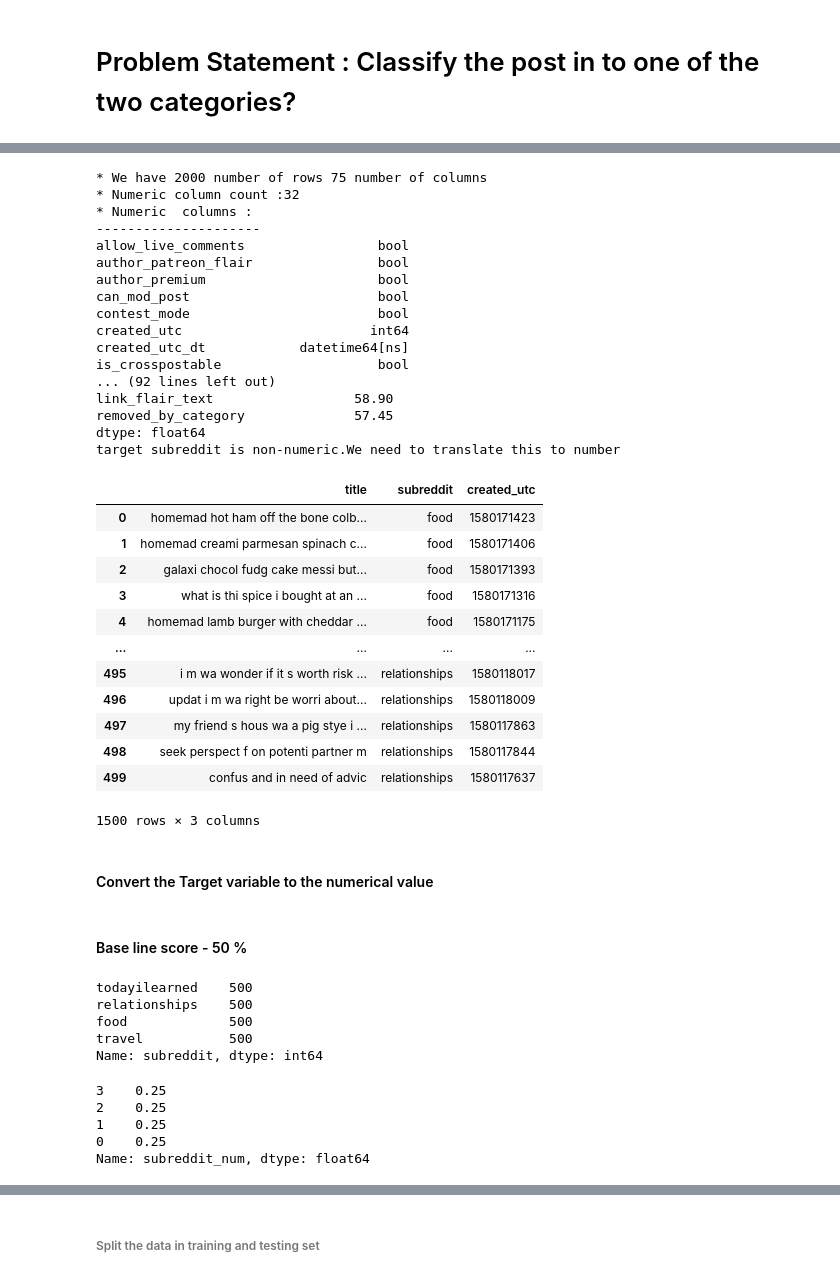
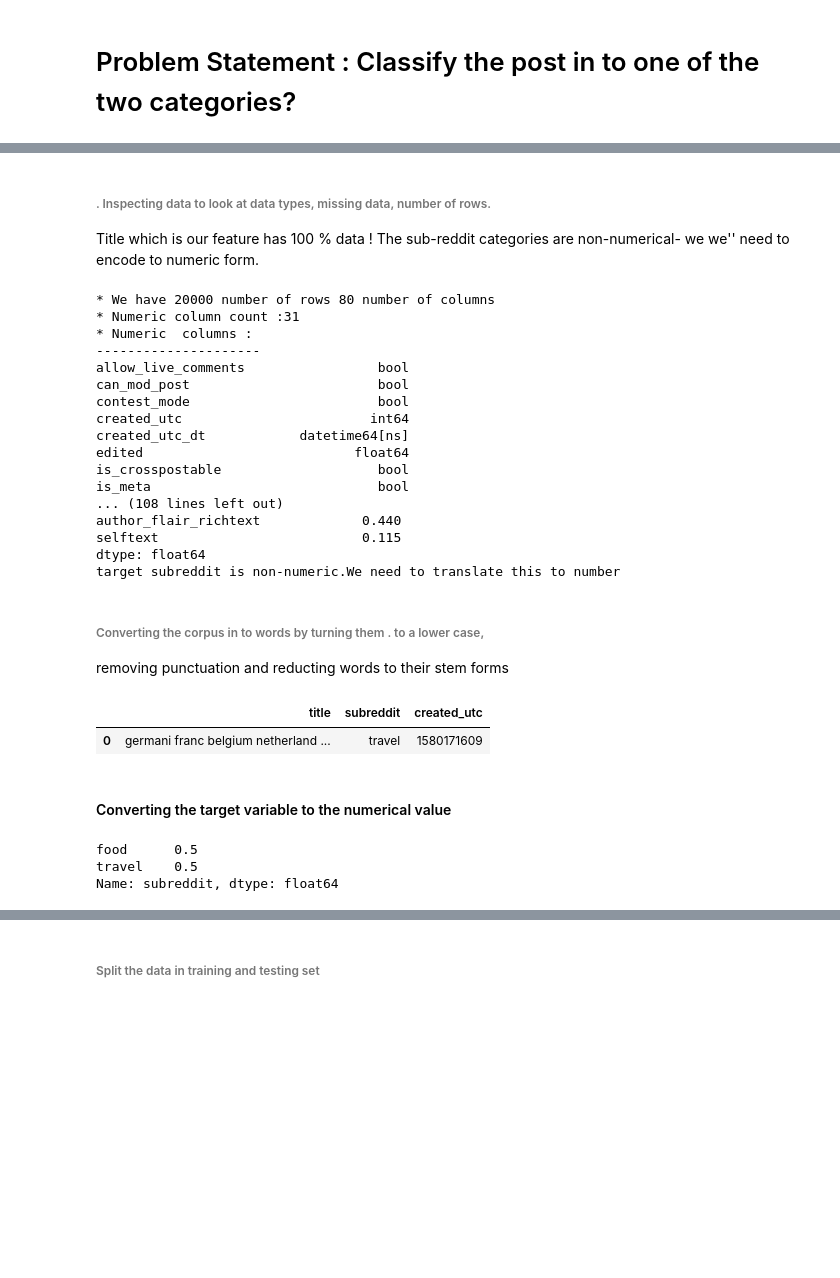
Before and after one commit to meghazavar/NLP_subreddit_classifier, a Jupyter notebook: reddit_classifier.ipynb, the cells around one changed output, grey strips where cells are left out. Cells and saved outputs as stored; diff of their text form; code cells hidden in the pictures; blank space fills up the shorter version.

```diff
--- a/reddit_classifier.ipynb
+++ b/reddit_classifier.ipynb
@@ -35,16 +47,14 @@ Using Pushshift's API, you'll collect posts from two subreddits of your choosing
-# %%
-subreddits_list= ['travel','food','todayilearned','Relationships']
-#subreddits_list= ['travel','food']
-reddit_post_features = ['title','subreddit','created_utc']
 # %%
-'''  Get the specified numer of Subreddit posts for a given sub-reddit'''
-def get_submission( subreddit, n = 500 ):
+'''Get the specified numer of Subreddit posts for a given sub-reddit'''
+'''Parameters . - subreddit - subreddit name . example - travel , food'''
+'''n  = no of submissions we  want to pull from the subreddit'''
+def get_submission( subreddit, n = 10000 ):
     df= pd.DataFrame()
     base_url ='https://api.pushshift.io/'
     submission_url = base_url + '/reddit/search/submission'
     epoch_min_ts =  1580171621 #  EPOCH timestamp for Jan 27 2020  now
     batch_size=500
-    for i in range(int(n/batch_size)):
+    for i in range(int(n/batch_size)): # . data is pulled in bacthes of 500,
 
         params ={'subreddit' :subreddit ,'size' :batch_size, 'sort' :'desc','sort_type':'created_utc' ,'before' :epoch_min_ts }
         response = requests.get(submission_url,params)
@@ -52,15 +62,19 @@ def get_submission( subreddit, n = 500 ):
             print(f"Api call failed with error {response.status_code }")
         else:
             print(f"{subreddit} - getting batch {i+1} of  500 posts....for {epoch_min_ts}")
+
         submissions =response.json()
         posts = submissions['data']
         dfi =pd.DataFrame(posts)
+        # convert the EPOC time to UTC date time format
         dfi['created_utc_dt'] = dfi['created_utc'].apply(lambda x: pd.Timestamp(x,unit='s'))
-        epoch_min_ts =dfi['created_utc'].min()
+        epoch_min_ts =dfi['created_utc'].min() # find the timestamp for oldest messages
+
         df= pd.concat([df,dfi],sort=False)
     print(f"Retrieved {len(df)} posts for{subreddit} from {df['created_utc_dt'].min()} to {df['created_utc_dt'].max()}")
     return df
 #---------------------------------------------------------------------------------------------------
+subreddits_list= ['travel','food']
 df_subreddit = pd.DataFrame()
 for i in range(len(subreddits_list)):
      dfi = get_submission(subreddits_list[i])
@@ -114,68 +124,52 @@ df_subreddit[df_subreddit['subreddit'] !='travel'][reddit_post_features]
+# %% [markdown]
+###### . Inspecting data  to look at data types, missing data, number of rows.
+Title which is our feature  has 100 % data !
+The sub-reddit categories are non-numerical- we we'' need to encode to numeric form.
 # %%
 edahelper.inspect_dataset(df_subreddit,'subreddit')
 # %% [output]
-* We have 2000 number of rows 75 number of columns
-* Numeric column count :32
+* We have 20000 number of rows 80 number of columns
+* Numeric column count :31
 * Numeric  columns :
 ---------------------
 allow_live_comments                 bool
-author_patreon_flair                bool
-author_premium                      bool
 can_mod_post                        bool
 contest_mode                        bool
 created_utc                        int64
 created_utc_dt            datetime64[ns]
+edited                           float64
 is_crosspostable                    bool
-... (92 lines left out)
-link_flair_text                  58.90
-removed_by_category              57.45
+is_meta                             bool
+... (108 lines left out)
+author_flair_richtext             0.440
+selftext                          0.115
 dtype: float64
 target subreddit is non-numeric.We need to translate this to number
+# %% [markdown]
+######  Converting the  corpus  in to  words by  turning them . to a lower case,
+removing punctuation and reducting words to their stem forms
 # %%
 def create_bag_of_words(msg):
     #1 remove anything other than alphabets
     letters_only = re.sub("[^a-zA-Z]", " ", msg) # Remove non-letters.
     words = letters_only.lower().split()  #Convert to lower case, split into individual words.
     ps= PorterStemmer()
     base_words =[ps.stem(w) for w  in words]
     return(" ".join(base_words))# 6. Join the words back into one string separated by space,
 
+''' Creating bag of words for the corpus'''
 df_subreddit['title'] = df_subreddit['title'].apply(create_bag_of_words)
-df_subreddit[df_subreddit['subreddit'] !='travel'][reddit_post_features]
+df_subreddit[reddit_post_features].head(1)
 # %% [output]
 |  | title | subreddit | created_utc |
-| 0 | homemad hot ham off the bone colb... | food | 1580171423 |
-| 1 | homemad creami parmesan spinach c... | food | 1580171406 |
-| 2 | galaxi chocol fudg cake messi but... | food | 1580171393 |
-| 3 | what is thi spice i bought at an ... | food | 1580171316 |
-| 4 | homemad lamb burger with cheddar ... | food | 1580171175 |
-| ... | ... | ... | ... |
-| 495 | i m wa wonder if it s worth risk ... | relationships | 1580118017 |
-| 496 | updat i m wa right be worri about... | relationships | 1580118009 |
-| 497 | my friend s hous wa a pig stye i ... | relationships | 1580117863 |
-| 498 | seek perspect f on potenti partner m | relationships | 1580117844 |
-| 499 | confus and in need of advic | relationships | 1580117637 |
+| 0 | germani franc belgium netherland ... | travel | 1580171609 |
-1500 rows × 3 columns
 # %% [markdown]
-#### Convert the Target variable to the  numerical value
+#### Converting the target variable to the numerical value
 # %%
 le =LabelEncoder()
 df_subreddit["subreddit_num"] =le.fit_transform(df_subreddit["subreddit"])
+df_subreddit['subreddit'].value_counts(normalize=True)
+# %% [output]
+food      0.5
+travel    0.5
+Name: subreddit, dtype: float64
-# %% [markdown]
-####  Base line score - 50 %
-# %%
-df_subreddit['subreddit'].value_counts()
-# %% [output]
-todayilearned    500
-relationships    500
-food             500
-travel           500
-Name: subreddit, dtype: int64
-# %%
-df_subreddit['subreddit_num'].value_counts(normalize=True)
-# %% [output]
-3    0.25
-2    0.25
-1    0.25
-0    0.25
-Name: subreddit_num, dtype: float64
```
Also changed, not shown: parts of 37 cells of this notebook.
